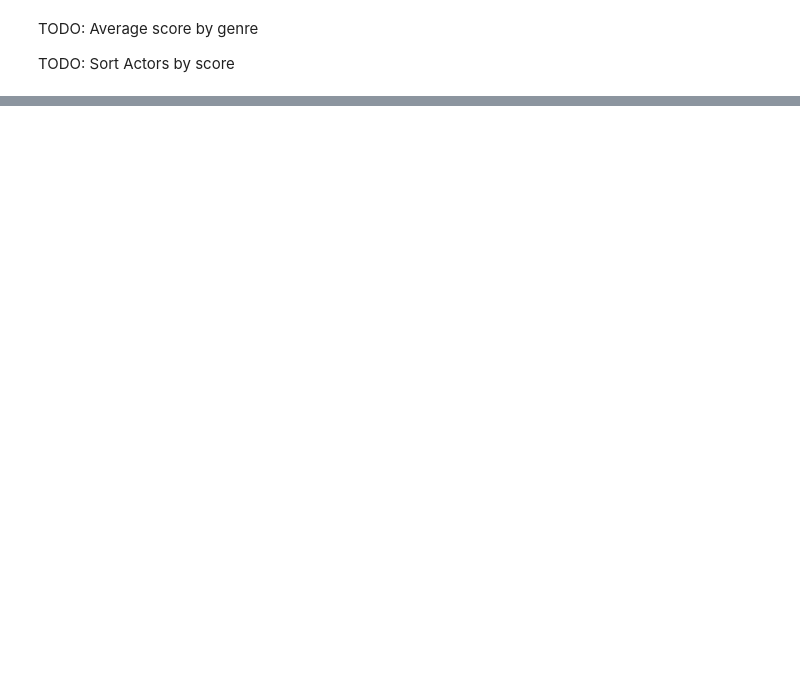
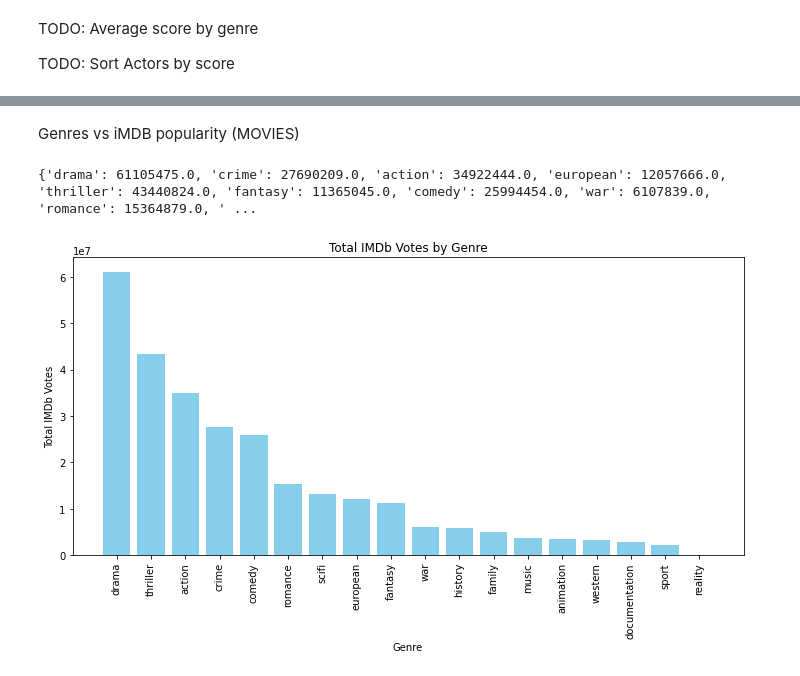
Before and after one commit to Vladboy2/EECS3401FinalProject, a Jupyter notebook: MovieShowPredictor.ipynb, the cells around one changed output, grey strips where cells are left out. Drawn from its saved outputs; the diff is of its cells as text; code cells hidden in the pictures; blank space fills up the shorter version.

```diff
--- a/MovieShowPredictor.ipynb
+++ b/MovieShowPredictor.ipynb
@@ -200,0 +236,37 @@ shows_genres_df
+# %% [markdown]
+Genres vs iMDB popularity (MOVIES)
+# %%
+votes = {}
+
+# Drop rows with missing values in the 'imdb_votes' column
+cleaned_movies_df = movies_genres_df.dropna(subset=['imdb_votes'])
+
+# Iterate over the index and values of the cleaned DataFrame
+for index, row in cleaned_movies_df.iterrows():
+    for genre in row.index[18:]:
+        if row[genre] == 1:
+            # Add the IMDb votes to the total for that genre
+            votes[genre] = votes.get(genre, 0) + row['imdb_votes']
+
+# Display the genre votes
+print(votes)
+
+# Convert the votes dictionary to a DataFrame for easier plotting
+genre_votes_df = pd.DataFrame(list(votes.items()), columns=['Genre', 'Total Votes'])
+
+# Sort the genre votes in descending order
+genre_votes_df = genre_votes_df.sort_values(by='Total Votes', ascending=False)
+genre_votes_df
+
+# Plotting
+plt.figure(figsize=(10, 6))
+plt.bar(genre_votes_df['Genre'], genre_votes_df['Total Votes'], color='skyblue')
+plt.xlabel('Genre')
+plt.ylabel('Total IMDb Votes')
+plt.title('Total IMDb Votes by Genre')
+plt.xticks(rotation=90)  # Rotate genre labels for better readability
+plt.tight_layout()
+plt.show()
+# %% [output]
+{'drama': 61105475.0, 'crime': 27690209.0, 'action': 34922444.0, 'european': 12057666.0, 'thriller': 43440824.0, 'fantasy': 11365045.0, 'comedy': 25994454.0, 'war': 6107839.0, 'romance': 15364879.0, ' ...
+[figure, added]
```
Also changed, not shown: parts of 6 cells of this notebook.
